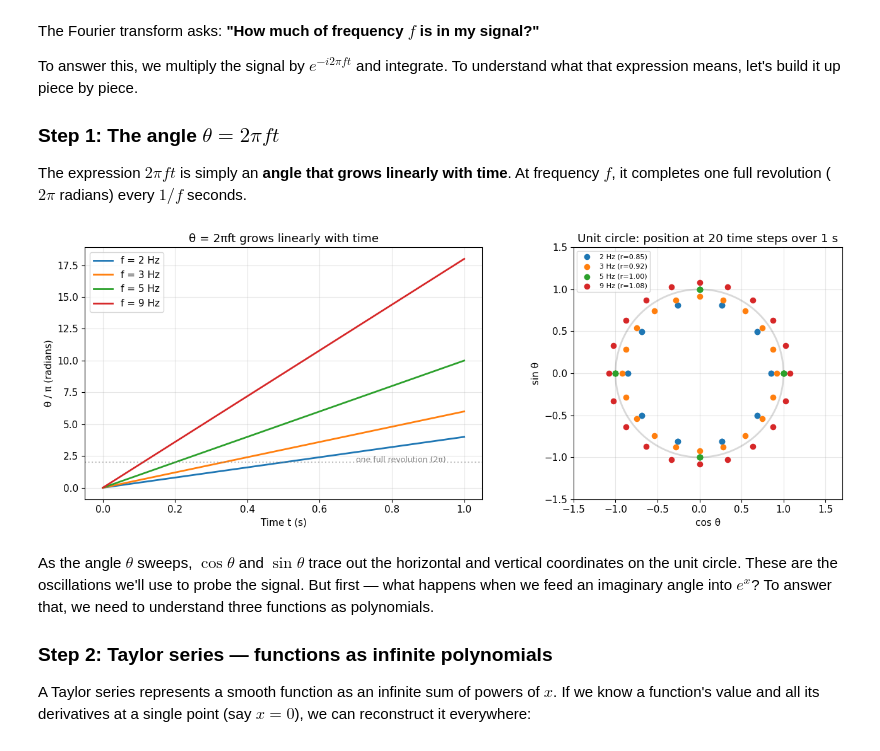
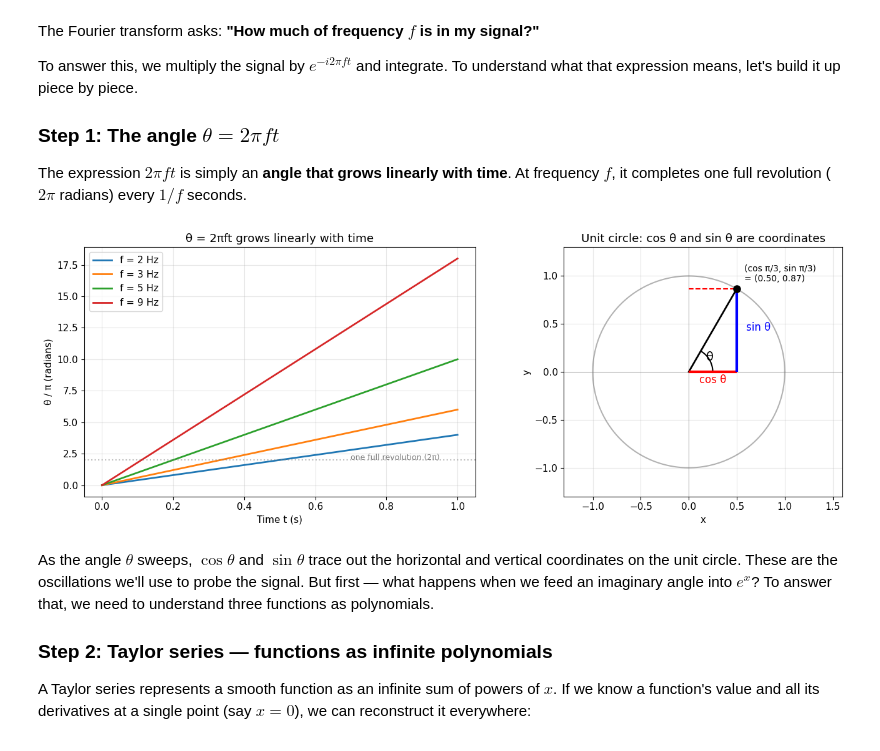
Before and after one commit to dbqpdb/fourier, a Jupyter notebook: fourier_transform.ipynb, the cells around one changed output. Saved outputs shown, nothing was run; the diff lists cells and outputs as text; code cells hidden in the pictures.

Commit message:
Update plot

```diff
--- a/fourier_transform.ipynb
+++ b/fourier_transform.ipynb
@@ -61,53 +61,74 @@ The expression $2\pi f t$ is simply an **angle that grows linearly with time**.
 # %%
 # Step 1: Visualize θ = 2πft — an angle that sweeps with time
 
 t_demo = np.linspace(0, 1, 500)
 demo_freqs = [2, 3, 5, 9]
-freq_colors = [f'C{i}' for i in range(len(demo_freqs))]
 
 fig, axes = plt.subplots(1, 2, figsize=(14, 5))
 
 # Left: θ vs time for each frequency
-for f, color in zip(demo_freqs, freq_colors):
+for f in demo_freqs:
     theta_f = 2 * np.pi * f * t_demo
-    axes[0].plot(t_demo, theta_f / np.pi, label=f'f = {f} Hz', linewidth=2, color=color)
+    axes[0].plot(t_demo, theta_f / np.pi, label=f'f = {f} Hz', linewidth=2)
 
 axes[0].set_xlabel('Time t (s)')
 axes[0].set_ylabel('θ / π (radians)')
 axes[0].set_title('θ = 2πft grows linearly with time')
 axes[0].legend()
 axes[0].axhline(y=2, color='gray', linestyle=':', alpha=0.5)
 axes[0].annotate('one full revolution (2π)', xy=(0.95, 2), fontsize=9,
                  ha='right', color='gray')
 
-# Right: unit circle — plot where each frequency lands at evenly spaced time snapshots
-# Each frequency gets a slightly different radius so the dots don't overlap
+# Right: unit circle diagram with a single angle θ = π/3
 ax = axes[1]
 ax.set_aspect('equal')
-circle = np.exp(1j * np.linspace(0, 2 * np.pi, 200))
-ax.plot(circle.real, circle.imag, 'k-', alpha=0.15, linewidth=2)
 
-n_snapshots = 20
-t_snaps = np.linspace(0, 1, n_snapshots, endpoint=False)
-radii = [0.85, 0.92, 1.0, 1.08]
+# Draw unit circle
+circle_angles = np.linspace(0, 2 * np.pi, 200)
+ax.plot(np.cos(circle_angles), np.sin(circle_angles), 'k-', alpha=0.3, linewidth=1.5)
 
-for f, color, r in zip(demo_freqs, freq_colors, radii):
-    angles = 2 * np.pi * f * t_snaps
-    points = r * np.exp(1j * angles)
-    ax.scatter(points.real, points.imag, color=color, s=35, zorder=3,
-               label=f'{f} Hz (r={r:.2f})')
+# Draw axes
+ax.axhline(0, color='gray', linewidth=0.5)
+ax.axvline(0, color='gray', linewidth=0.5)
 
-ax.set_title('Unit circle: position at 20 time steps over 1 s')
-ax.set_xlabel('cos θ')
-ax.set_ylabel('sin θ')
-ax.legend(fontsize=8, loc='upper left')
-ax.set_xlim(-1.5, 1.7)
-ax.set_ylim(-1.5, 1.5)
+# The angle
+theta_ex = np.pi / 3
+px, py = np.cos(theta_ex), np.sin(theta_ex)
+
+# Radius line from origin to point
+ax.plot([0, px], [0, py], 'k-', linewidth=2)
+ax.plot(px, py, 'ko', markersize=8, zorder=5)
+
+# Arc showing the angle θ
+arc_t = np.linspace(0, theta_ex, 50)
+arc_r = 0.25
+ax.plot(arc_r * np.cos(arc_t), arc_r * np.sin(arc_t), 'k-', linewidth=1.5)
+ax.annotate('θ', xy=(0.18, 0.12), fontsize=14)
+
+# Dotted line down to x-axis: shows cos θ
+ax.plot([px, px], [0, py], 'b--', linewidth=1.5, label='sin θ')
+
+# Dotted line across to y-axis: shows sin θ
+ax.plot([0, px], [py, py], 'r--', linewidth=1.5)
+ax.plot([0, px], [0, 0], 'r-', linewidth=3, solid_capstyle='butt', label='cos θ')
+ax.plot([px, px], [0, py], 'b-', linewidth=3, solid_capstyle='butt')
+
+# Labels
+ax.annotate('cos θ', xy=(px / 2, -0.12), fontsize=12, color='red', ha='center')
+ax.annotate('sin θ', xy=(px + 0.1, py / 2), fontsize=12, color='blue', ha='left')
+ax.annotate(f'(cos π/3, sin π/3)\n= ({px:.2f}, {py:.2f})',
+            xy=(px + 0.08, py + 0.08), fontsize=10)
+
+ax.set_title('Unit circle: cos θ and sin θ are coordinates')
+ax.set_xlim(-1.3, 1.6)
+ax.set_ylim(-1.3, 1.3)
+ax.set_xlabel('x')
+ax.set_ylabel('y')
 
 plt.tight_layout()
 plt.show()
 # %% [output]
-[figure, old version]
+[figure, new version]
 # %% [markdown]
 As the angle $\theta$ sweeps, $\cos\theta$ and $\sin\theta$ trace out the horizontal and vertical coordinates on the unit circle. These are the oscillations we'll use to probe the signal. But first — what happens when we feed an imaginary angle into $e^x$? To answer that, we need to understand three functions as polynomials.
 
```
